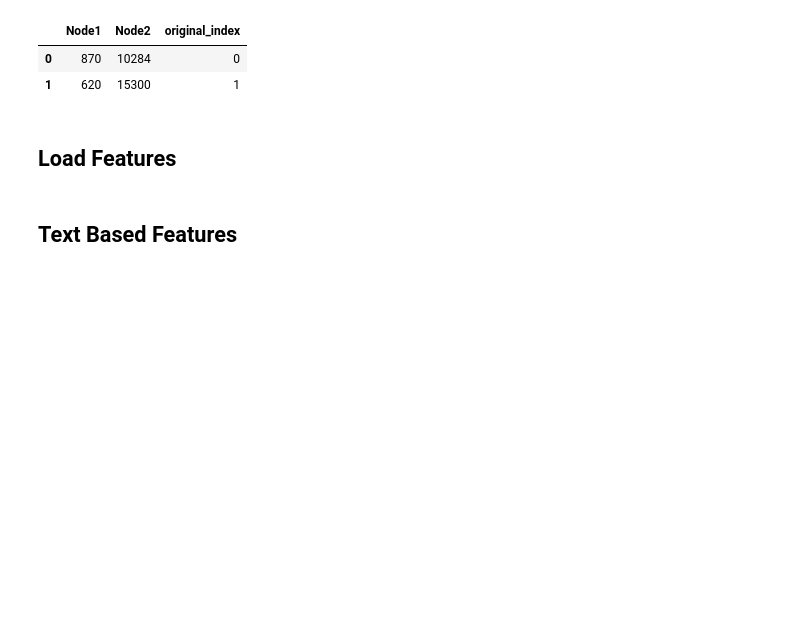
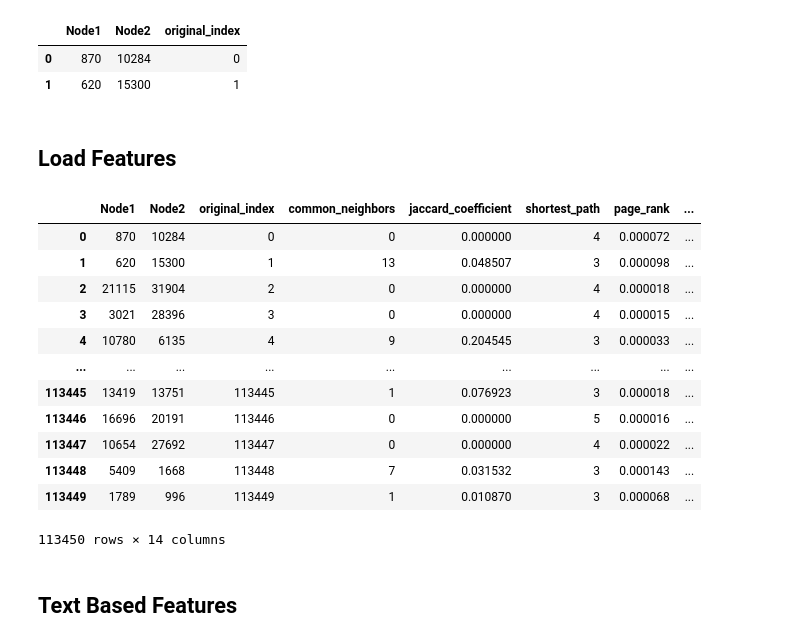
Before and after one commit to fv316/INF554, a Jupyter notebook: Kaggle/INF554_Kaggle.ipynb, the cells around one changed output. Drawn from its saved outputs; the diff is of its cells as text; code cells hidden in the pictures; blank space fills up the shorter version.

```diff
--- a/Kaggle/INF554_Kaggle.ipynb
+++ b/Kaggle/INF554_Kaggle.ipynb
@@ -210,6 +208,22 @@ if not os.path.exists(feature_vector_path):
     with open(feature_vector_path, '+wb') as f:
         pickle.dump(perf_test_data, f)
     f.close()
+# %%
+perf_test_data
+# %% [output]
+|  | Node1 | Node2 | original_index | common_neighbors | jaccard_coefficient | shortest_path | page_rank | ... |
+| 0 | 870 | 10284 | 0 | 0 | 0.000000 | 4 | 0.000072 | ... |
+| 1 | 620 | 15300 | 1 | 13 | 0.048507 | 3 | 0.000098 | ... |
+| 2 | 21115 | 31904 | 2 | 0 | 0.000000 | 4 | 0.000018 | ... |
+| 3 | 3021 | 28396 | 3 | 0 | 0.000000 | 4 | 0.000015 | ... |
+| 4 | 10780 | 6135 | 4 | 9 | 0.204545 | 3 | 0.000033 | ... |
+| ... | ... | ... | ... | ... | ... | ... | ... | ... |
+| 113445 | 13419 | 13751 | 113445 | 1 | 0.076923 | 3 | 0.000018 | ... |
+| 113446 | 16696 | 20191 | 113446 | 0 | 0.000000 | 5 | 0.000016 | ... |
+| 113447 | 10654 | 27692 | 113447 | 0 | 0.000000 | 4 | 0.000022 | ... |
+| 113448 | 5409 | 1668 | 113448 | 7 | 0.031532 | 3 | 0.000143 | ... |
+| 113449 | 1789 | 996 | 113449 | 1 | 0.010870 | 3 | 0.000068 | ... |
+113450 rows × 14 columns
 # %% [markdown]
 ## Text Based Features
 # %%
```
Also changed, not shown: parts of 3 cells of this notebook.
